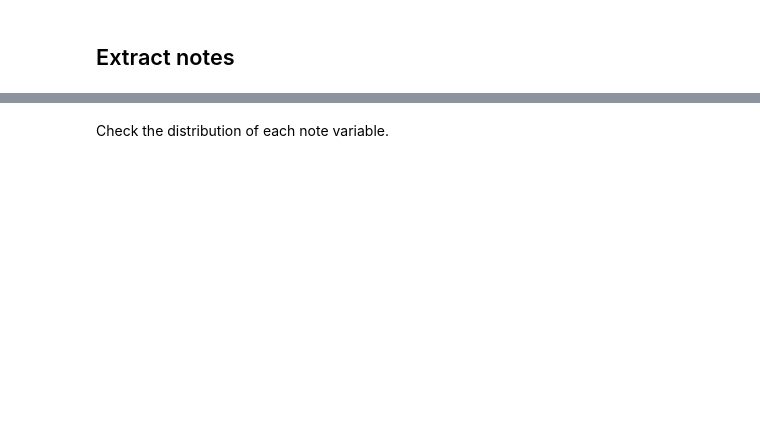
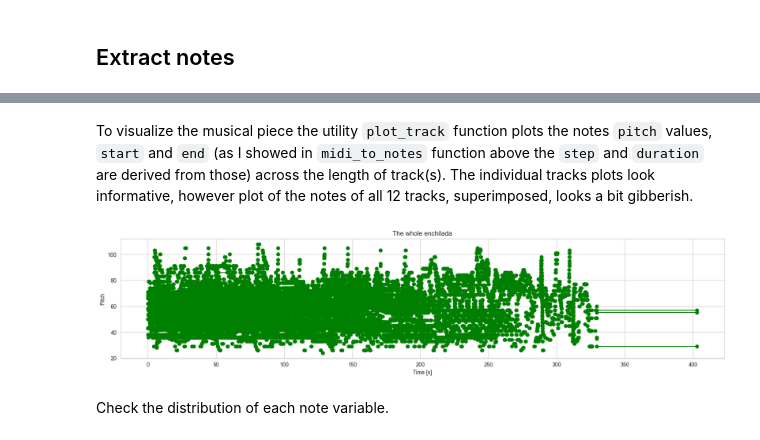
Before and after one commit to niko-todorov/CS770-DL, a Jupyter notebook: CS770-Final-NGT/src/CS770-DL-NGT-FinalProjectPhaseII.ipynb, the cells around one changed output, grey strips where cells are left out. Saved outputs shown, nothing was run; the diff lists cells and outputs as text; code cells hidden in the pictures; blank space fills up the shorter version.

````diff
--- a/CS770-Final-NGT/src/CS770-DL-NGT-FinalProjectPhaseII.ipynb
+++ b/CS770-Final-NGT/src/CS770-DL-NGT-FinalProjectPhaseII.ipynb
@@ -215,3 +172,9 @@ plot_piano_roll(raw_notes)
+# %% [markdown]
+To visualize the musical piece the utility ```plot_track``` function plots the notes ```pitch``` values, ```start``` and ```end``` (as I showed in ```midi_to_notes``` function above the ```step``` and ```duration``` are derived from those) across the length of track(s). The individual tracks plots look informative, however plot of the notes of all 12 tracks, superimposed, looks a bit gibberish.
+# %%
+plot_track(all_notes)
+# %% [output]
+[figure, added]
 # %% [markdown]
 Check the distribution of each note variable.
 # %%
````
Also changed, not shown: parts of 72 cells of this notebook, 9 other files.
